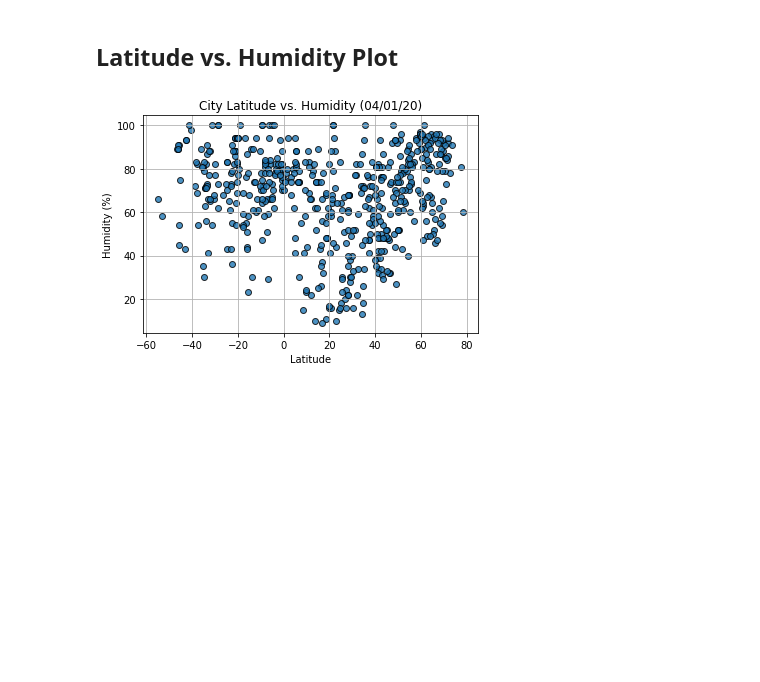
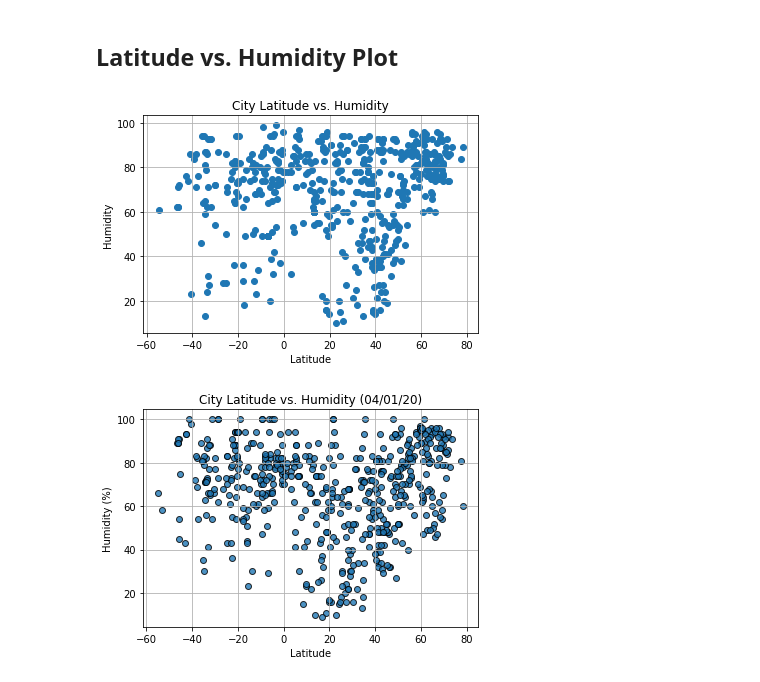
Before and after one commit to SybileC/python-api-challenge, a Jupyter notebook: 02-Homework_06-Python-APIs_Instructions_starter_code_WeatherPy.ipynb, the cells around one changed output. Drawn from its saved outputs; the diff is of its cells as text; code cells hidden in the pictures; blank space fills up the shorter version.

```diff
--- a/02-Homework_06-Python-APIs_Instructions_starter_code_WeatherPy.ipynb
+++ b/02-Homework_06-Python-APIs_Instructions_starter_code_WeatherPy.ipynb
@@ -260,6 +299,15 @@ Int64Index([], dtype='int64')
 [figure]
 # %% [markdown]
 ## Latitude vs. Humidity Plot
+# %%
+plt.scatter(clean_city_data["Lat"], clean_city_data["Humidity"])
+plt.title("City Latitude vs. Humidity")
+plt.ylabel("Humidity")
+plt.xlabel("Latitude")
+plt.grid()
+plt.show()
+# %% [output]
+[figure, added]
 # %%
 # %% [output]
 [figure]
```
Also changed, not shown: parts of 29 cells of this notebook, 2 other files.
